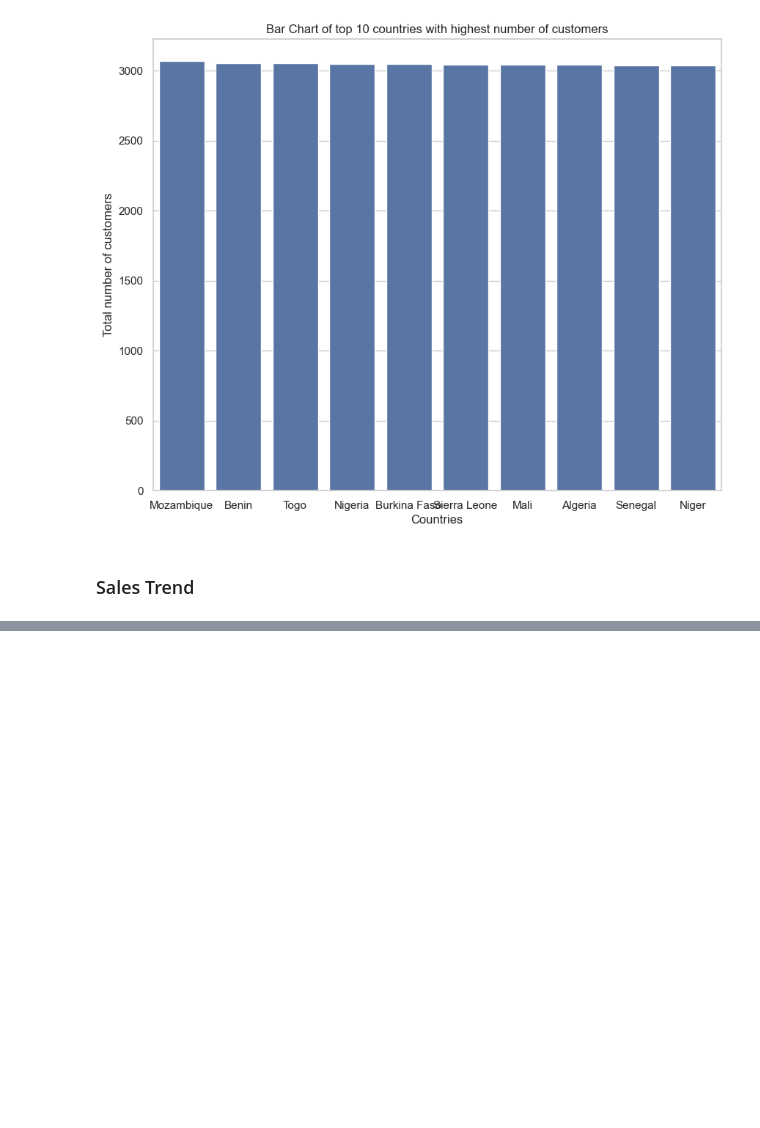
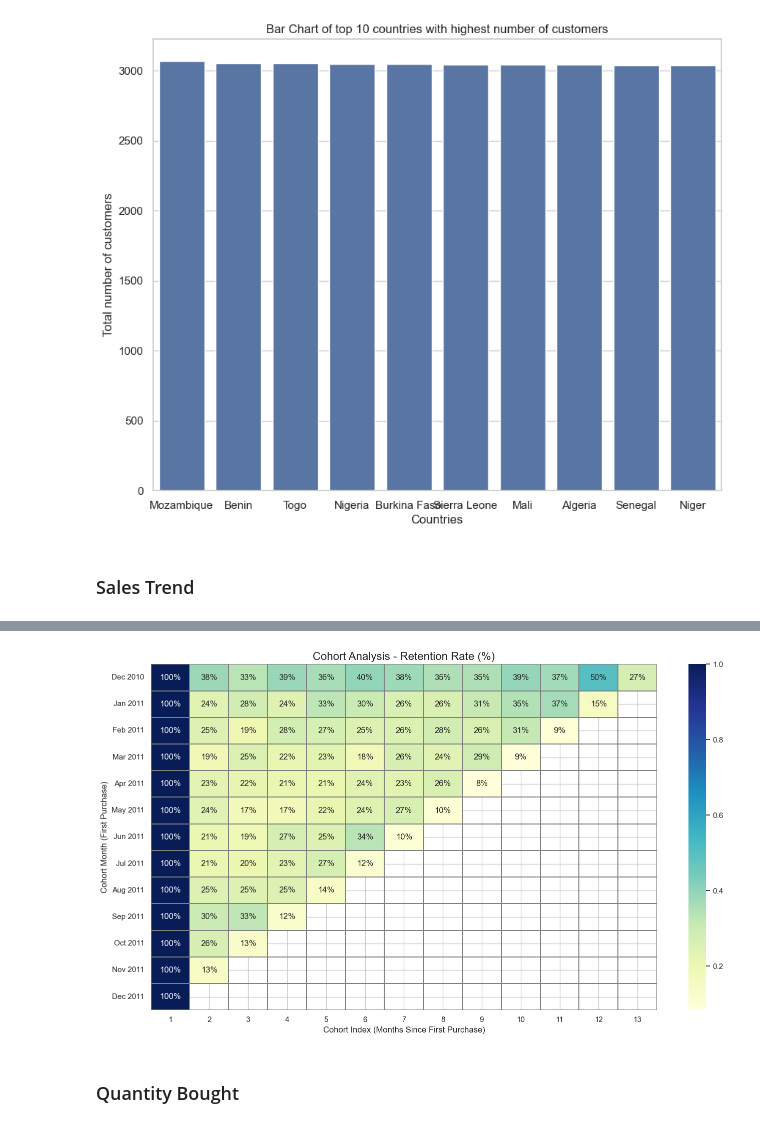
Before and after one commit to tai-dauda/Ecommerce_Cohort_Analysis, a Jupyter notebook: notebooks/Untitled.ipynb, the cells around one changed output, grey strips where cells are left out. Saved outputs shown, nothing was run; the diff lists cells and outputs as text; code cells hidden in the pictures; blank space fills up the shorter version.

```diff
--- a/notebooks/Untitled.ipynb
+++ b/notebooks/Untitled.ipynb
@@ -227,0 +293,8 @@ plt.show()
+# %%
+#create a new column which will be the cohort date. Create the column such that every unique customerid will have a cohort date which is the month they have their first purchase
+def get_cohort_date(data):
+    data['CohortDate'] = data.groupby('CustomerID')['InvoiceDate'].transform('min')
+    return data['CohortDate']
+
+data['CohortDate'] = get_cohort_date(data)
+data.head()
@@ -227,0 +530,29 @@ plt.show()
+# %%
+# Step 1: Get the size of each cohort (first column: Index = 1)
+cohort_size = cohort_pivot.iloc[:, 0]
+
+# Step 2: Divide each row by the cohort size to get retention rate
+retention = cohort_pivot.divide(cohort_size, axis=0)
+
+# Step 3: Plot the retention heatmap
+plt.figure(figsize=(14, 8))
+plt.title('Cohort Analysis - Retention Rate (%)', fontsize=16)
+
+sns.heatmap(retention,
+            annot=True,
+            fmt='.0%',  # Show as percentage
+            cmap='YlGnBu',
+            linewidths=0.3,
+            linecolor='gray',
+            cbar=True)
+
+plt.xlabel('Cohort Index (Months Since First Purchase)', fontsize=12)
+plt.ylabel('Cohort Month (First Purchase)', fontsize=12)
+plt.yticks(rotation=0)
+plt.xticks(rotation=0)
+plt.tight_layout()
+plt.show()
+# %% [output]
+[figure, added]
+# %% [markdown]
+### Quantity Bought
```
Also changed, not shown: parts of 27 cells of this notebook.
